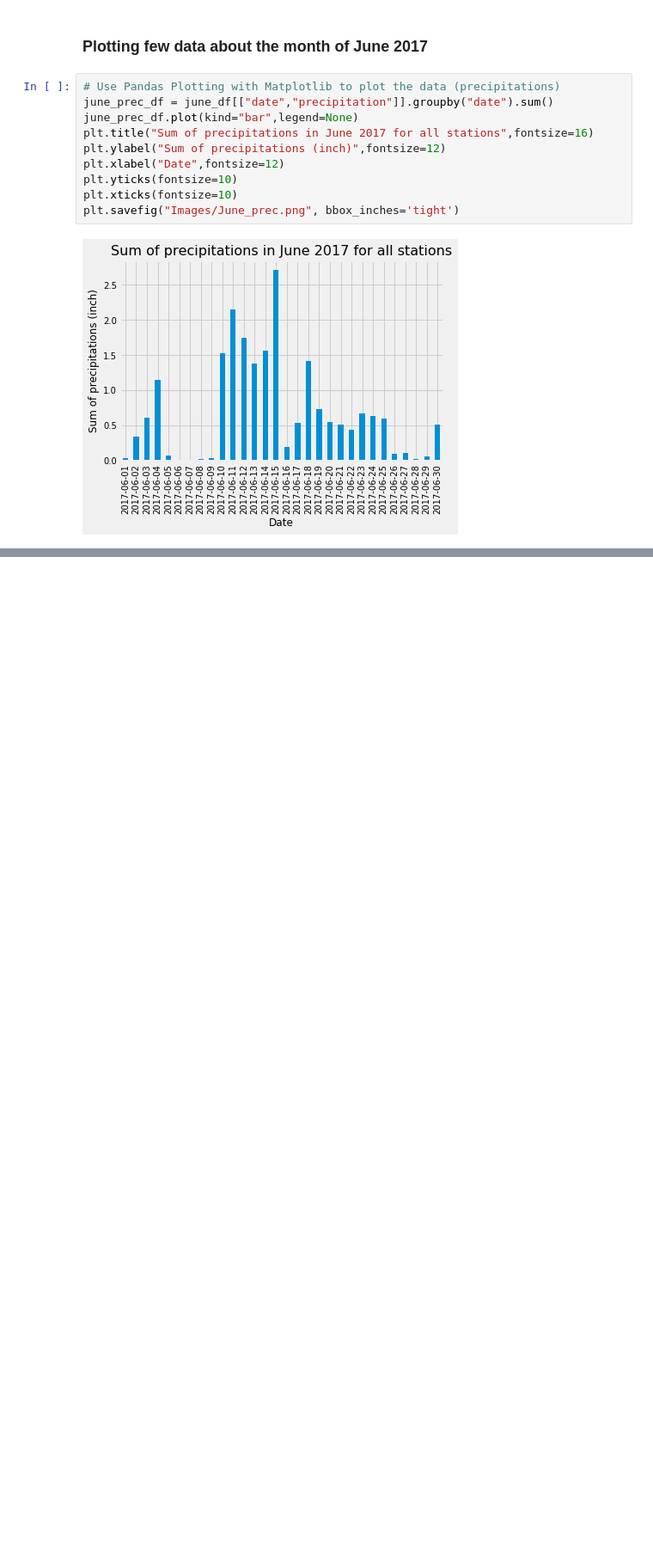
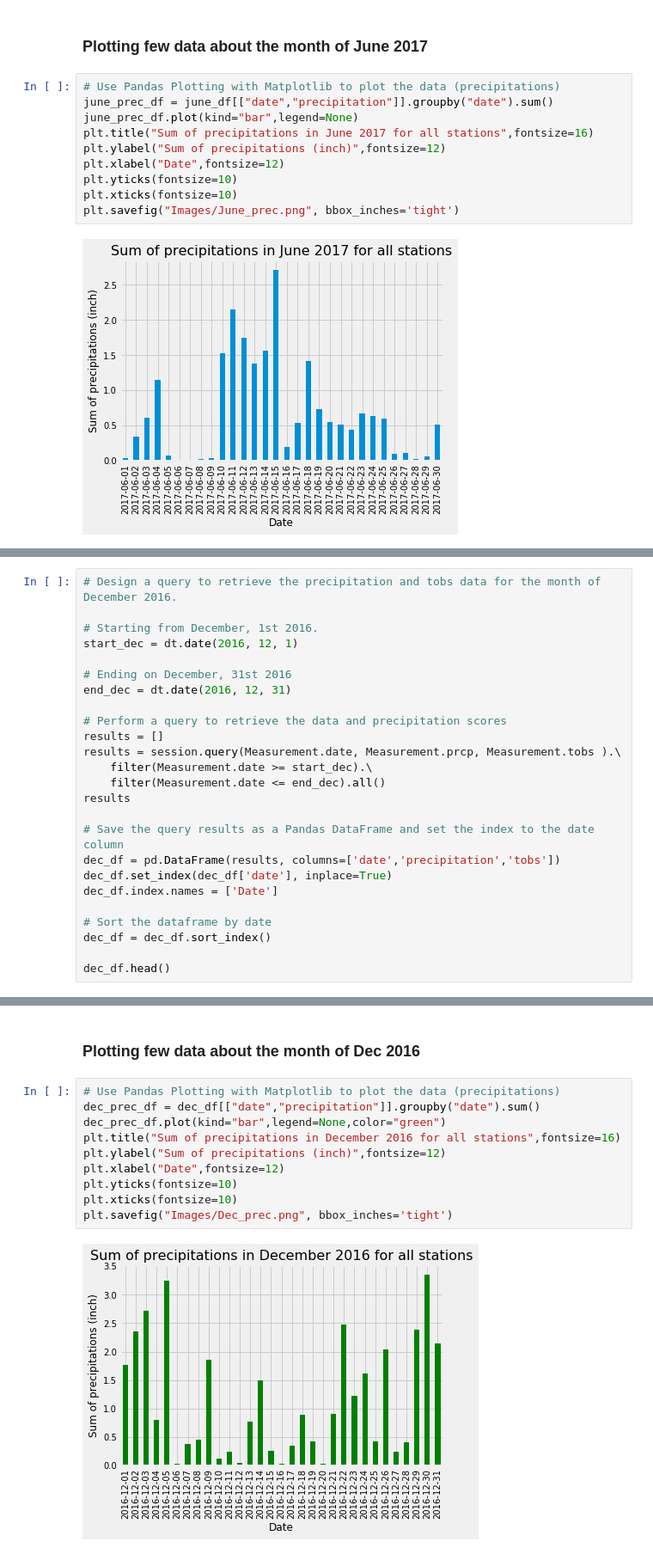
Before and after one commit to tom-jj-G/surfs_up, a Jupyter notebook: climate_challenge.ipynb, the cells around one changed output, grey strips where cells are left out. Shown at 86% size. Drawn from its saved outputs; the diff is of its cells as text; blank space fills up the shorter version.

```diff
--- a/climate_challenge.ipynb
+++ b/climate_challenge.ipynb
@@ -126,0 +129,25 @@ plt.savefig("Images/June_tobs.png", bbox_inches='tight')
+# %%
+# Design a query to retrieve the precipitation and tobs data for the month of December 2016.
+
+# Starting from December, 1st 2016.
+start_dec = dt.date(2016, 12, 1)
+
+# Ending on December, 31st 2016
+end_dec = dt.date(2016, 12, 31)
+
+# Perform a query to retrieve the data and precipitation scores
+results = []
+results = session.query(Measurement.date, Measurement.prcp, Measurement.tobs ).\
+    filter(Measurement.date >= start_dec).\
+    filter(Measurement.date <= end_dec).all()
+results
+
+# Save the query results as a Pandas DataFrame and set the index to the date column
+dec_df = pd.DataFrame(results, columns=['date','precipitation','tobs'])
+dec_df.set_index(dec_df['date'], inplace=True)
+dec_df.index.names = ['Date']
+
+# Sort the dataframe by date
+dec_df = dec_df.sort_index()
+
+dec_df.head()
@@ -126,0 +177,14 @@ plt.savefig("Images/June_tobs.png", bbox_inches='tight')
+# %% [markdown]
+### Plotting few data about the month of Dec 2016
+# %%
+# Use Pandas Plotting with Matplotlib to plot the data (precipitations)
+dec_prec_df = dec_df[["date","precipitation"]].groupby("date").sum()
+dec_prec_df.plot(kind="bar",legend=None,color="green")
+plt.title("Sum of precipitations in December 2016 for all stations",fontsize=16)
+plt.ylabel("Sum of precipitations (inch)",fontsize=12)
+plt.xlabel("Date",fontsize=12)
+plt.yticks(fontsize=10)
+plt.xticks(fontsize=10)
+plt.savefig("Images/Dec_prec.png", bbox_inches='tight')
+# %% [output]
+[figure, added]
```
Also changed, not shown: parts of 18 cells of this notebook, 7 other files.
